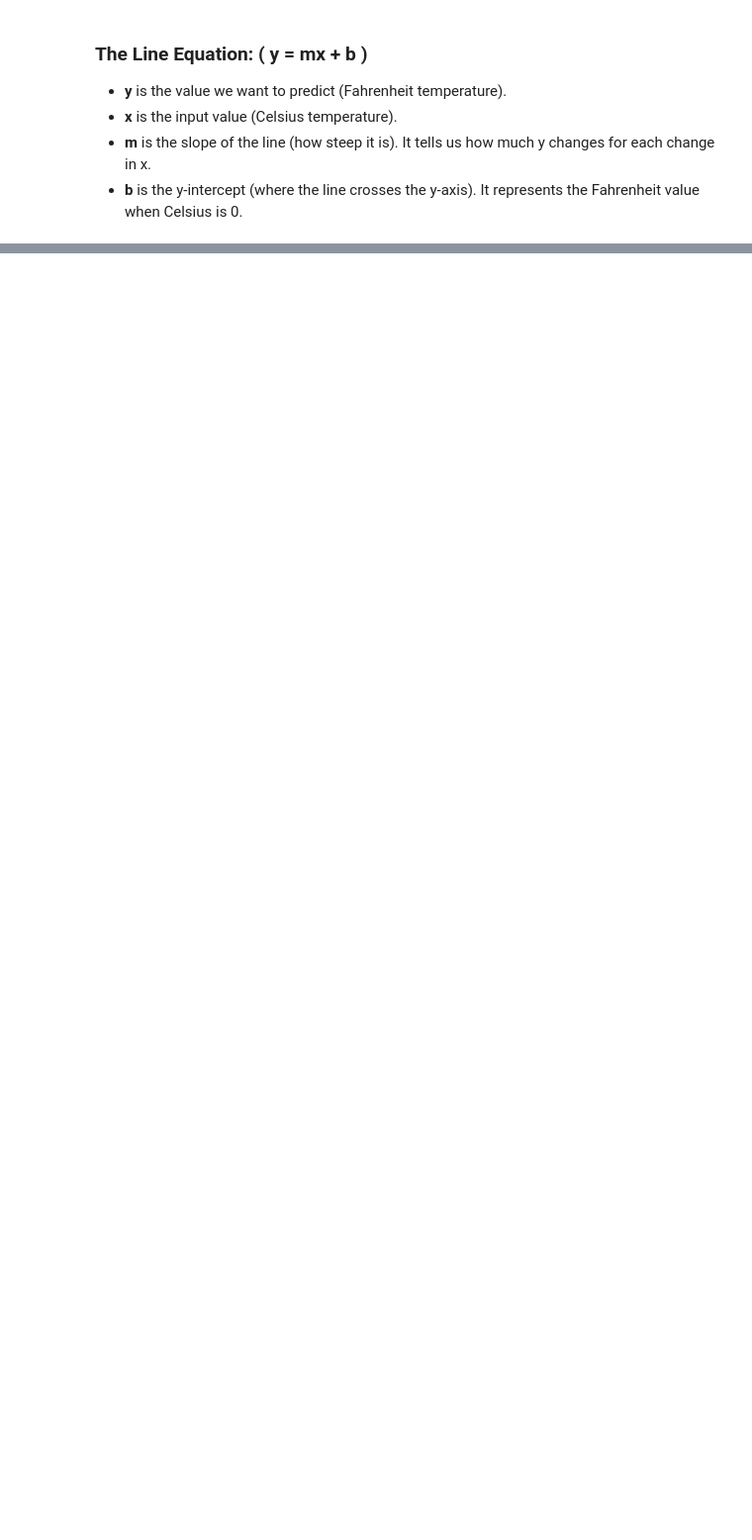
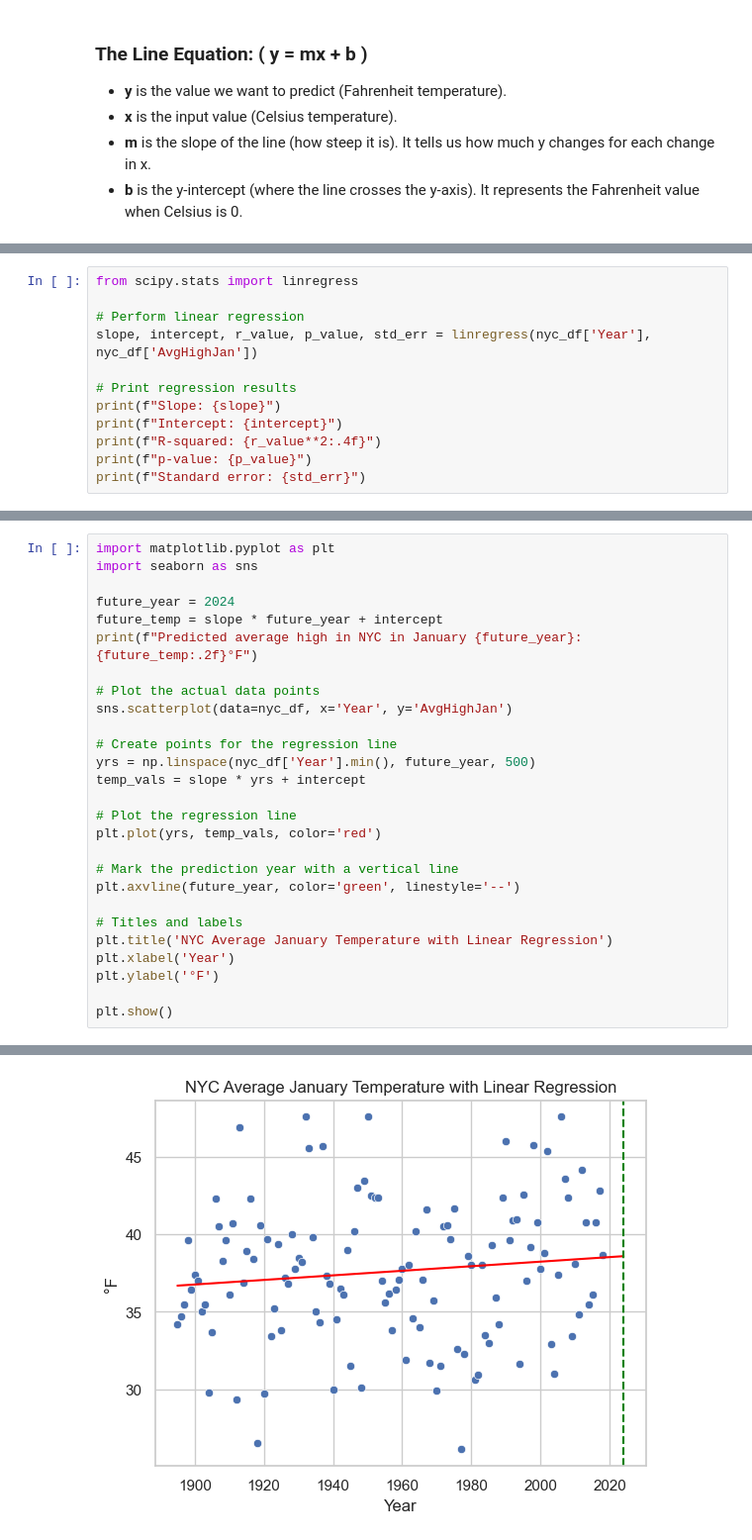
Before and after one commit to teflxndxn/datafun-07-applied, a Jupyter notebook: blessing_ml.ipynb, the cells around one changed output, grey strips where cells are left out. Shown at 99% size. Cells and saved outputs as stored; diff of their text form; blank space fills up the shorter version.

Commit message:
Complete Module 7 predictive ML project with NYC January temps analysis

```diff
--- a/blessing_ml.ipynb
+++ b/blessing_ml.ipynb
@@ -50,0 +95,12 @@ plt.show()
+# %%
+from scipy.stats import linregress
+
+# Perform linear regression
+slope, intercept, r_value, p_value, std_err = linregress(nyc_df['Year'], nyc_df['AvgHighJan'])
+
+# Print regression results
+print(f"Slope: {slope}")
+print(f"Intercept: {intercept}")
+print(f"R-squared: {r_value**2:.4f}")
+print(f"p-value: {p_value}")
+print(f"Standard error: {std_err}")
@@ -50,0 +115,28 @@ plt.show()
+# %%
+import matplotlib.pyplot as plt
+import seaborn as sns
+
+future_year = 2024
+future_temp = slope * future_year + intercept
+print(f"Predicted average high in NYC in January {future_year}: {future_temp:.2f}°F")
+
+# Plot the actual data points
+sns.scatterplot(data=nyc_df, x='Year', y='AvgHighJan')
+
+# Create points for the regression line
+yrs = np.linspace(nyc_df['Year'].min(), future_year, 500)
+temp_vals = slope * yrs + intercept
+
+# Plot the regression line
+plt.plot(yrs, temp_vals, color='red')
+
+# Mark the prediction year with a vertical line
+plt.axvline(future_year, color='green', linestyle='--')
+
+# Titles and labels
+plt.title('NYC Average January Temperature with Linear Regression')
+plt.xlabel('Year')
+plt.ylabel('°F')
+
+plt.show()
+# %% [output]
@@ -50,0 +144 @@ plt.show()
+[figure, added]
```
Also changed, not shown: parts of 13 cells of this notebook, 1 other file.
